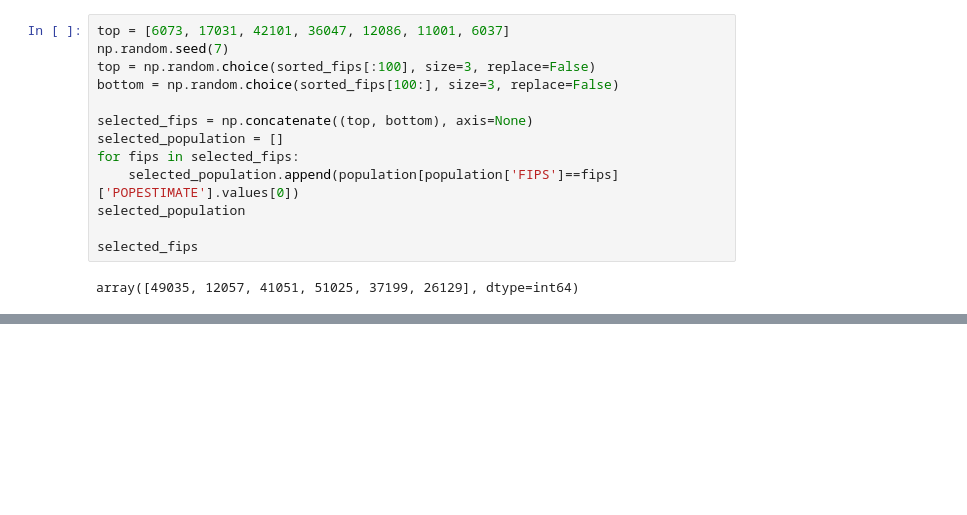
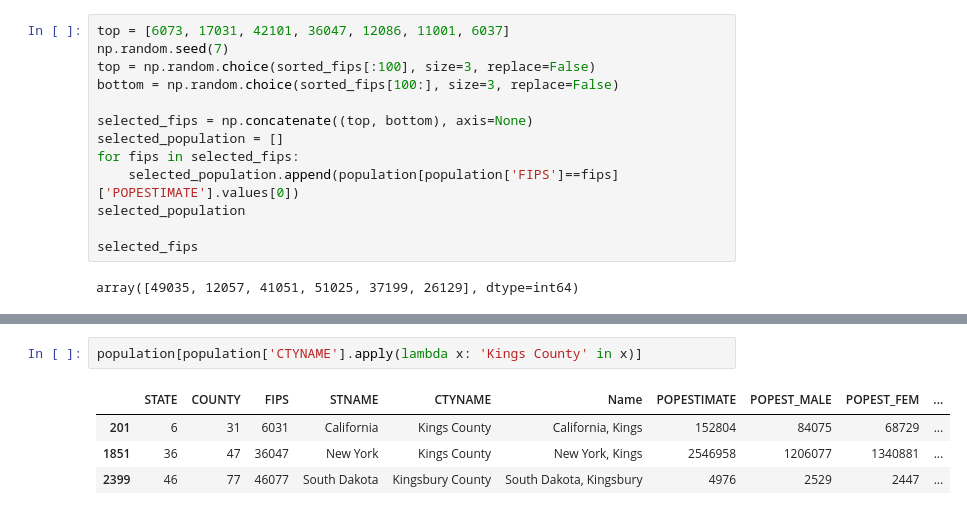
Before and after one commit to Data-ScienceHub/gpce-covid, a Jupyter notebook: TFT-pytorch/notebook/Population cuts.ipynb, the cells around one changed output, grey strips where cells are left out. Cells and saved outputs as stored; diff of their text form; blank space fills up the shorter version.

```diff
--- a/TFT-pytorch/notebook/Population cuts.ipynb
+++ b/TFT-pytorch/notebook/Population cuts.ipynb
@@ -290,0 +163,7 @@ plt.show()
+# %%
+population[population['CTYNAME'].apply(lambda x: 'Kings County' in x)]
+# %% [output]
+|  | STATE | COUNTY | FIPS | STNAME | CTYNAME | Name | POPESTIMATE | POPEST_MALE | POPEST_FEM | ... |
+| 201 | 6 | 31 | 6031 | California | Kings County | California, Kings | 152804 | 84075 | 68729 | ... |
+| 1851 | 36 | 47 | 36047 | New York | Kings County | New York, Kings | 2546958 | 1206077 | 1340881 | ... |
+| 2399 | 46 | 77 | 46077 | South Dakota | Kingsbury County | South Dakota, Kingsbury | 4976 | 2529 | 2447 | ... |
```
Also changed, not shown: parts of 22 cells of this notebook, 50 other files.
